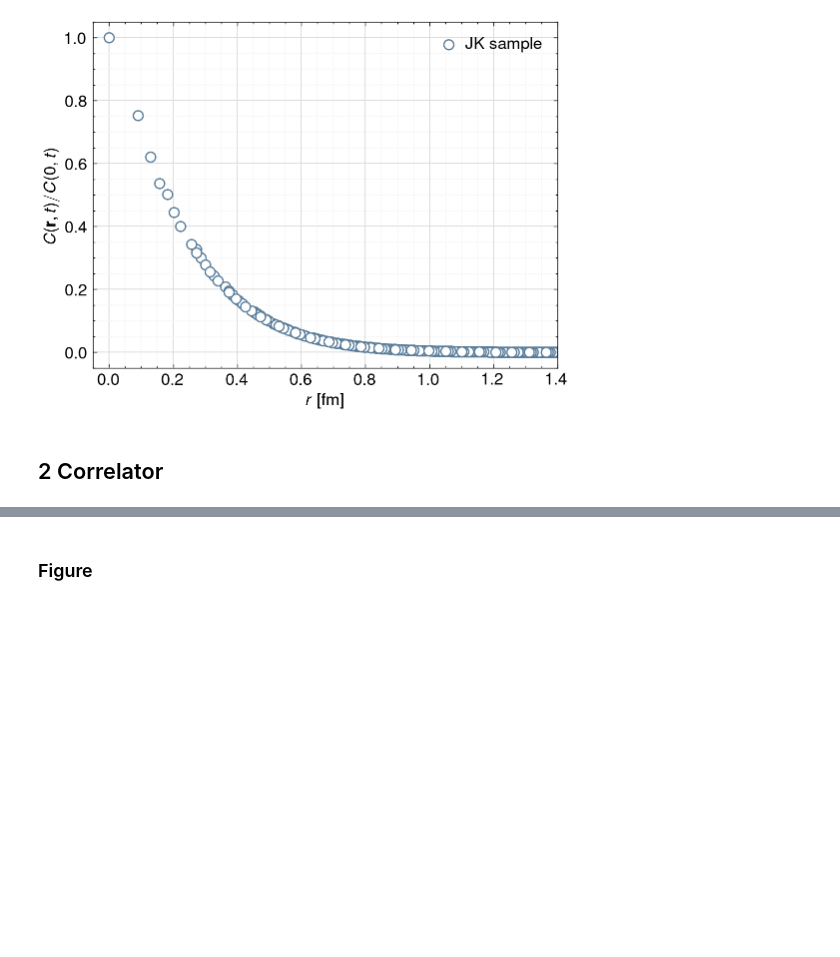
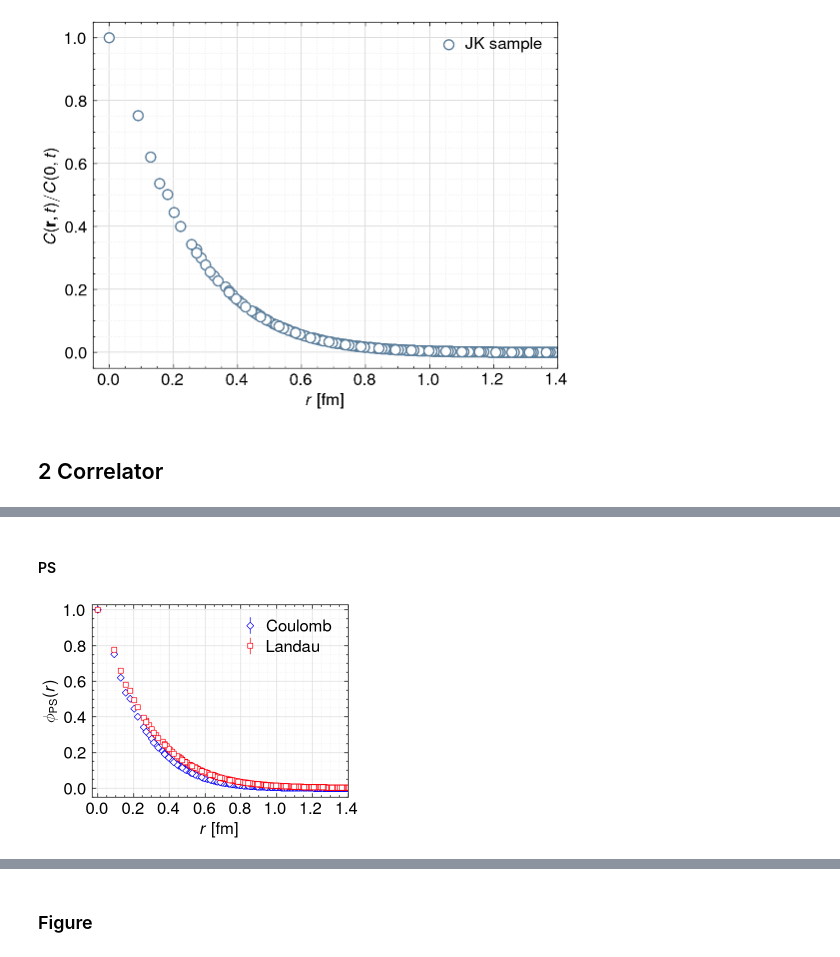
Before and after one commit to tinikov/lqcd, a Jupyter notebook: ccbar:analysis/4pt-analysis.ipynb, the cells around one changed output, grey strips where cells are left out. Drawn from its saved outputs; the diff is of its cells as text; code cells hidden in the pictures; blank space fills up the shorter version.

```diff
--- a/ccbar:analysis/4pt-analysis.ipynb
+++ b/ccbar:analysis/4pt-analysis.ipynb
@@ -602,0 +465,42 @@ for ig in range(2):
+# %% [markdown]
+#### PS
+# %%
+t_compare = 29
+
+fig, ax = plt.subplots()
+
+ax.errorbar(
+    ps_c[t_compare][:, 0] * a,
+    ps_c[t_compare][:, 1] / ps_c[t_compare][0][1],
+    ps_c[t_compare][:, 2] / ps_c[t_compare][0][1],
+    label="Coulomb",
+    **errbar_plot_style_C,
+)
+
+ax.errorbar(
+    ps_l[t_compare][:, 0] * a,
+    ps_l[t_compare][:, 1] / ps_l[t_compare][0][1],
+    ps_l[t_compare][:, 2] / ps_l[t_compare][0][1],
+    label="Landau",
+    **errbar_plot_style_L,
+)
+
+ax.legend(**legend_style)
+
+# Set grid
+ax.grid(which="major", color="#DDDDDD", linewidth=0.5)
+ax.grid(which="minor", color="#EEEEEE", linestyle=":", linewidth=0.5)
+
+ax.set_xlabel(r"$r\ [{\rm fm}]$", fontsize=12)
+ax.xaxis.set_major_locator(ticker.MultipleLocator(0.2))
+ax.set_xlim(-0.03, 1.4)
+
+ax.set_ylabel(r"$\phi_{\rm PS}(r)$", fontsize=12)
+ax.yaxis.set_major_locator(ticker.MultipleLocator(0.2))
+ax.set_ylim(-0.05, 1.03)
+
+fig.savefig(f"{corrfig_root}/NBS-Gcompare-PS(article).eps", format="eps", dpi=600)
+plt.show()
+plt.close()
+# %% [output]
+[figure, added]
```
Also changed, not shown: parts of 61 cells of this notebook, 1 other file.
